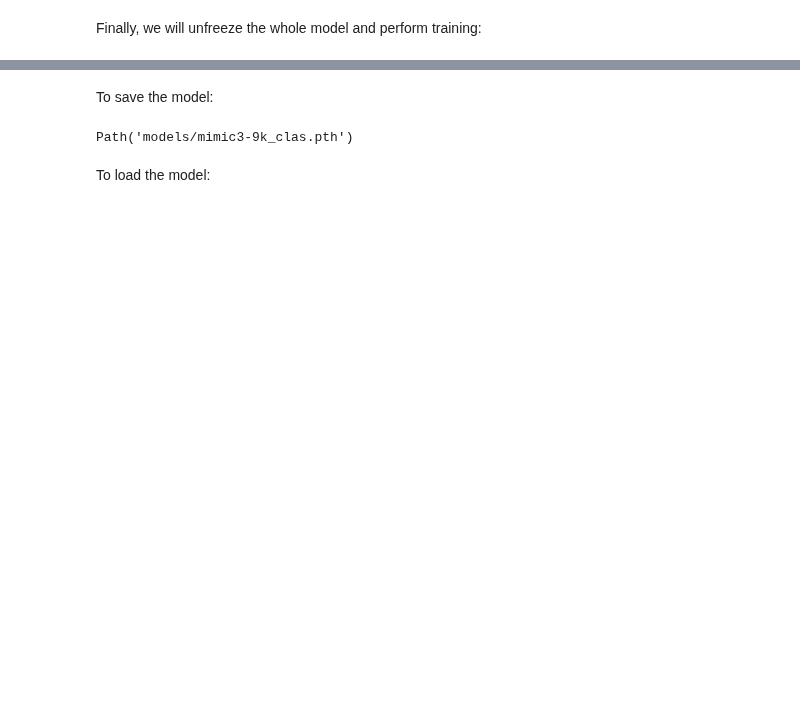
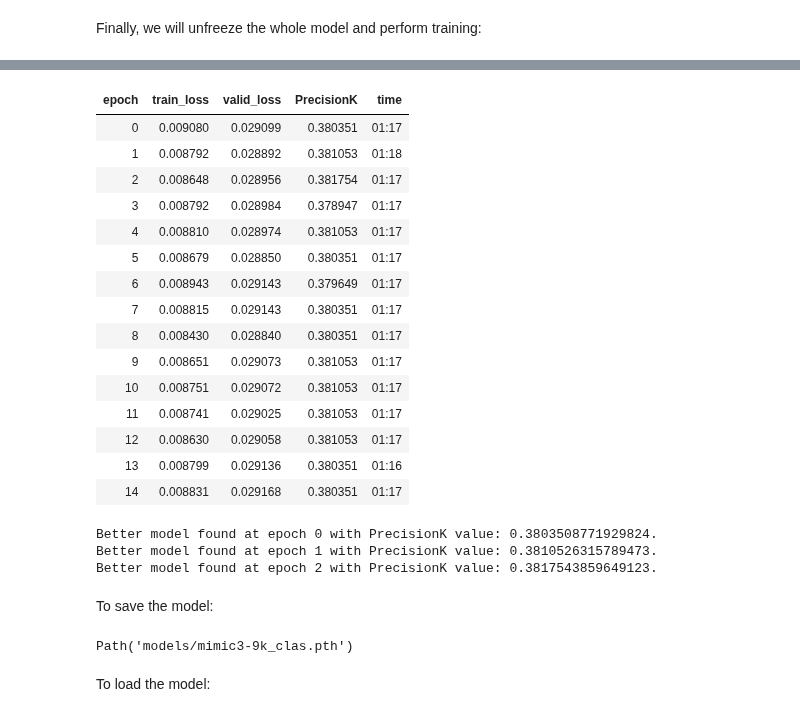
Before and after one commit to debjyotiSRoy/xcube_old, a Jupyter notebook: nbs/examples/mimic/sample/mimic3-9k_sample.ipynb, the cells around one changed output, grey strips where cells are left out. Cells and saved outputs as stored; diff of their text form; code cells hidden in the pictures; blank space fills up the shorter version.

```diff
--- a/nbs/examples/mimic/sample/mimic3-9k_sample.ipynb
+++ b/nbs/examples/mimic/sample/mimic3-9k_sample.ipynb
@@ -743,5 +792,5 @@ Now we will unfreeze a bit more, recompute learning rate and continue training:
 # %%
 learn.freeze_to(-3)
 # %%
-learn.fit_one_cycle(10, lr_max=1e-3, moms=(0.8,0.7,0.8), wd=0.2,
-                   cbs=SaveModelCallback(fname='clas'))
+learn.fit_one_cycle(6, lr_max=1e-3, moms=(0.8,0.7,0.8), wd=0.2,
+                   cbs=SaveModelCallback(monitor='PrecisionK', fname=file_prefix+'_clas'))
@@ -747,0 +810,3 @@ learn.fit_one_cycle(10, lr_max=1e-3, moms=(0.8,0.7,0.8), wd=0.2,
+# %%
+learn.fit_one_cycle(5, lr_max=1e-3, moms=(0.8,0.7,0.8), wd=0.2,
+                   cbs=SaveModelCallback(monitor='PrecisionK', fname=file_prefix+'_clas'))
@@ -750,5 +824,5 @@ Finally, we will unfreeze the whole model and perform training:
 # %%
 learn.unfreeze()
 # %%
-learn.fit_one_cycle(5, lr_max=1e-3, moms=(0.8,0.7,0.8), wd=0.2,
-                   cbs=SaveModelCallback(fname='clas'))
+learn.fit_one_cycle(15, lr_max=1e-3, moms=(0.8,0.7,0.8), wd=0.2,
+                   cbs=SaveModelCallback(monitor='PrecisionK', fname=file_prefix+'_clas'))
@@ -754,0 +853,3 @@ learn.fit_one_cycle(5, lr_max=1e-3, moms=(0.8,0.7,0.8), wd=0.2,
+# %%
+learn.fit_one_cycle(5, lr_max=1e-4, moms=(0.8,0.7,0.8), wd=0.2,
+                   cbs=SaveModelCallback(monitor='PrecisionK', fname=file_prefix+'_clas'))
@@ -755,3 +867,26 @@ learn.fit_one_cycle(5, lr_max=1e-3, moms=(0.8,0.7,0.8), wd=0.2,
+# %%
+learn.fit_one_cycle(15, lr_max=3.311311302240938e-05, moms=(0.8,0.7,0.8), wd=0.2,
+                   cbs=SaveModelCallback(monitor='PrecisionK', fname=file_prefix+'_clas'))
+# %% [output]
+| epoch | train_loss | valid_loss | PrecisionK | time |
+| 0 | 0.009080 | 0.029099 | 0.380351 | 01:17 |
+| 1 | 0.008792 | 0.028892 | 0.381053 | 01:18 |
+| 2 | 0.008648 | 0.028956 | 0.381754 | 01:17 |
+| 3 | 0.008792 | 0.028984 | 0.378947 | 01:17 |
+| 4 | 0.008810 | 0.028974 | 0.381053 | 01:17 |
+| 5 | 0.008679 | 0.028850 | 0.380351 | 01:17 |
+| 6 | 0.008943 | 0.029143 | 0.379649 | 01:17 |
+| 7 | 0.008815 | 0.029143 | 0.380351 | 01:17 |
+| 8 | 0.008430 | 0.028840 | 0.380351 | 01:17 |
+| 9 | 0.008651 | 0.029073 | 0.381053 | 01:17 |
+| 10 | 0.008751 | 0.029072 | 0.381053 | 01:17 |
+| 11 | 0.008741 | 0.029025 | 0.381053 | 01:17 |
+| 12 | 0.008630 | 0.029058 | 0.381053 | 01:17 |
+| 13 | 0.008799 | 0.029136 | 0.380351 | 01:16 |
+| 14 | 0.008831 | 0.029168 | 0.380351 | 01:17 |
+Better model found at epoch 0 with PrecisionK value: 0.3803508771929824.
+Better model found at epoch 1 with PrecisionK value: 0.3810526315789473.
+Better model found at epoch 2 with PrecisionK value: 0.3817543859649123.
 # %% [markdown]
 To save the model:
 # %%
```
Also changed, not shown: parts of 54 cells of this notebook, 10 other files.
